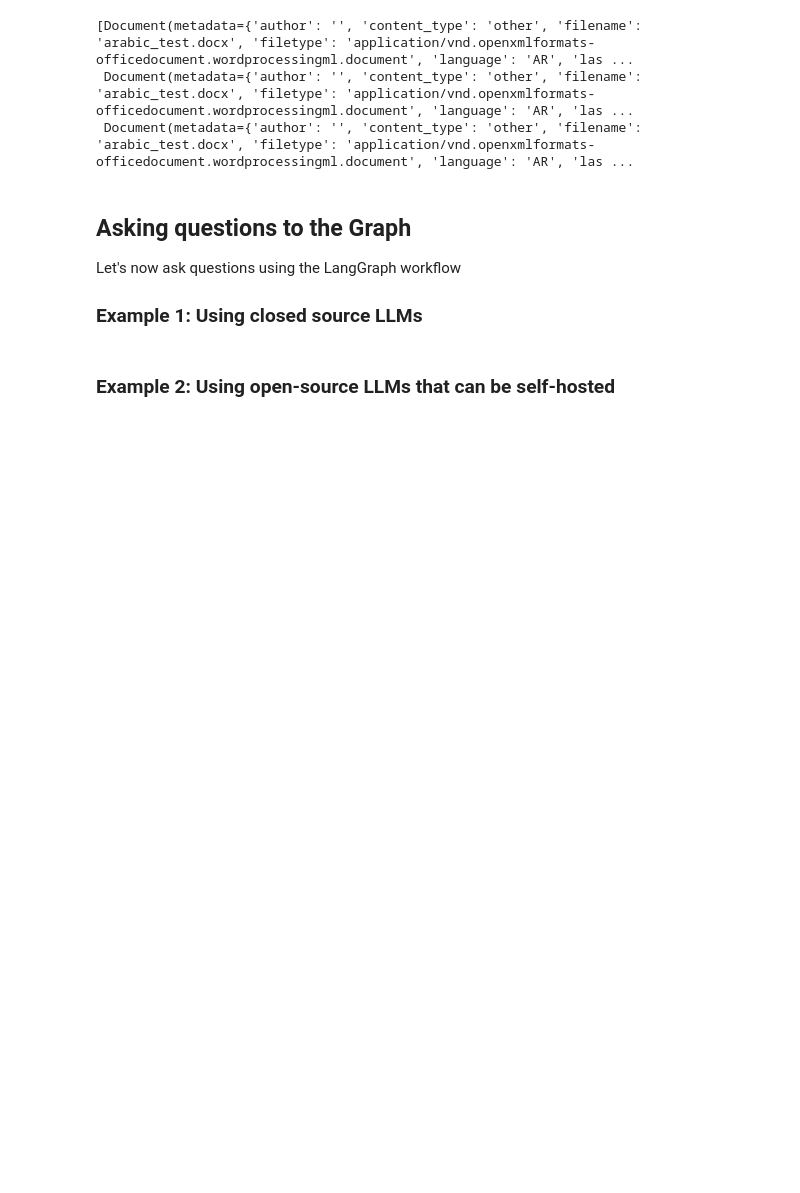
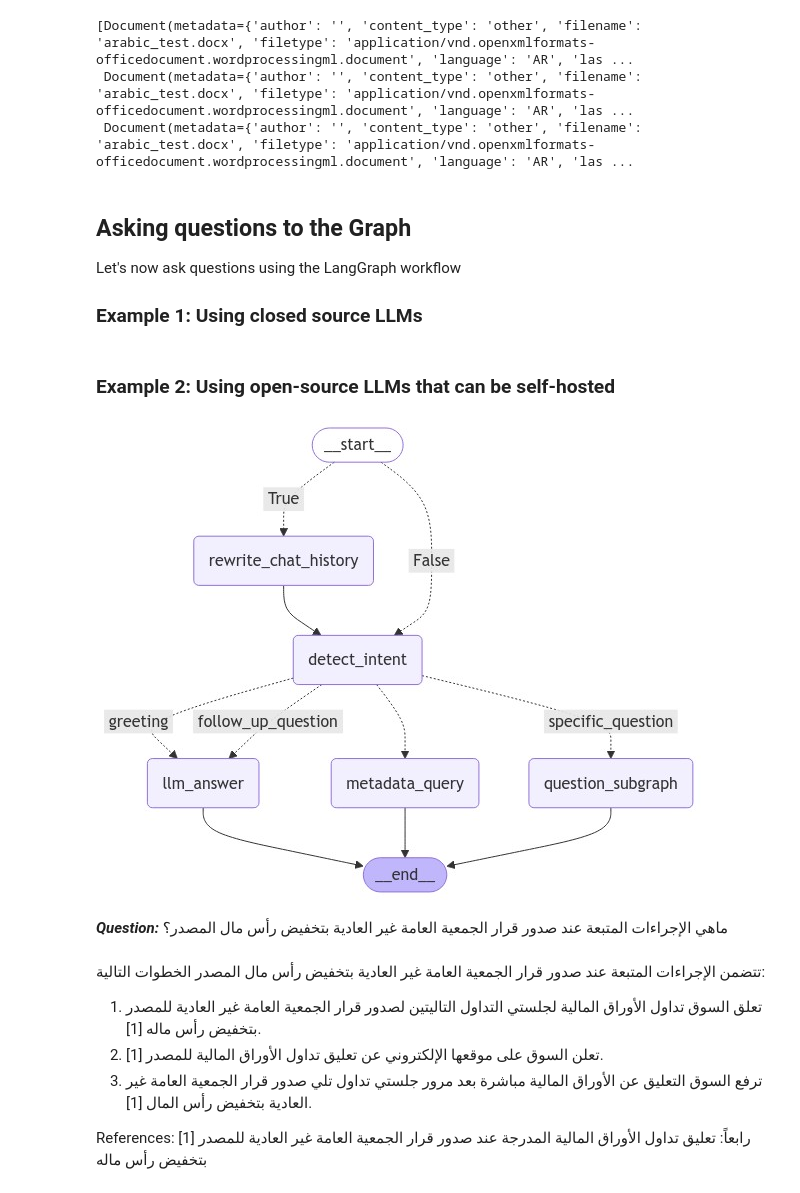
Before and after one commit to vectrix-ai/vectrix-graphs, a Jupyter notebook: examples/tutorial.ipynb, the cells around one changed output. Drawn from its saved outputs; the diff is of its cells as text; code cells hidden in the pictures; blank space fills up the shorter version.

```diff
--- a/examples/tutorial.ipynb
+++ b/examples/tutorial.ipynb
@@ -129,23 +130,36 @@ vectordb.similarity_search(
 # %%
 # Load packages from the src directory
 import sys
 from IPython.display import Markdown, display, Image
 sys.path.append('../src')
 
 from langchain_core.messages import HumanMessage
 from vectrix_graphs import local_slm_demo
 
 # Display the graph
 display(Image(local_slm_demo.get_graph().draw_mermaid_png()))
 
 #Ask the question
-input = [HumanMessage(content="What is the attention mechanism?")]
+input = [HumanMessage(content=" ماهي الإجراءات المتبعة عند صدور قرار الجمعية العامة غير العادية بتخفيض رأس مال المصدر؟")]
 
 
 # Run the graph
 response = await local_slm_demo.ainvoke({"messages": input})
 display(Markdown(f"***Question:*** \n {input[0].content}\n"))
 display(Markdown(response['messages'][-1].content))
+# %% [output]
+[figure, added]
+***Question:***
+  ماهي الإجراءات المتبعة عند صدور قرار الجمعية العامة غير العادية بتخفيض رأس مال المصدر؟
+
+تتضمن الإجراءات المتبعة عند صدور قرار الجمعية العامة غير العادية بتخفيض رأس مال المصدر الخطوات التالية:
+
+1. تعلق السوق تداول الأوراق المالية لجلستي التداول التاليتين لصدور قرار الجمعية العامة غير العادية للمصدر بتخفيض رأس ماله [1].
+2. تعلن السوق على موقعها الإلكتروني عن تعليق تداول الأوراق المالية للمصدر [1].
+3. ترفع السوق التعليق عن الأوراق المالية مباشرة بعد مرور جلستي تداول تلي صدور قرار الجمعية العامة غير العادية بتخفيض رأس المال [1].
+
+References:
+[1] رابعاً: تعليق تداول الأوراق المالية المدرجة عند صدور قرار الجمعية العامة غير العادية للمصدر بتخفيض رأس ماله
 # %%
 # Load packages from the src directory
 import sys
```
Also changed, not shown: parts of 5 cells of this notebook, 4 other files.
